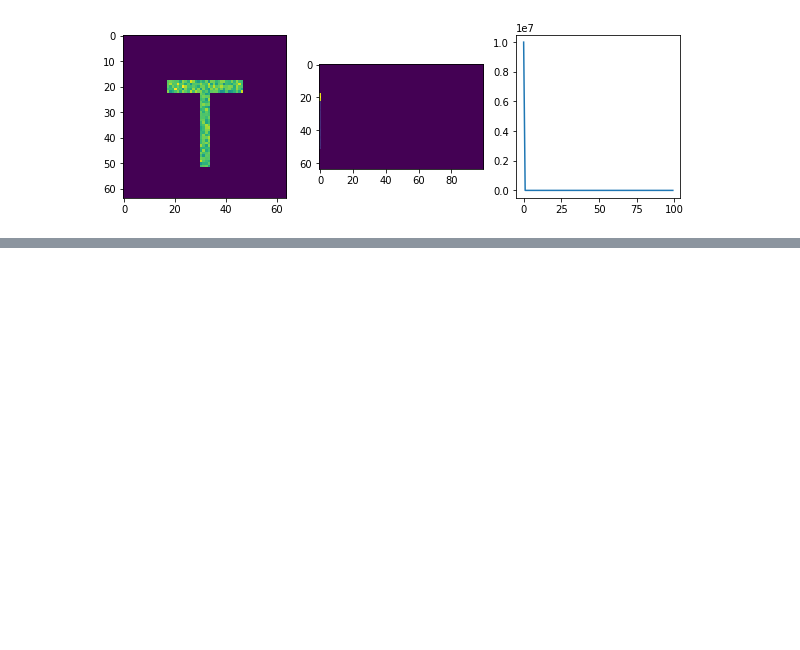
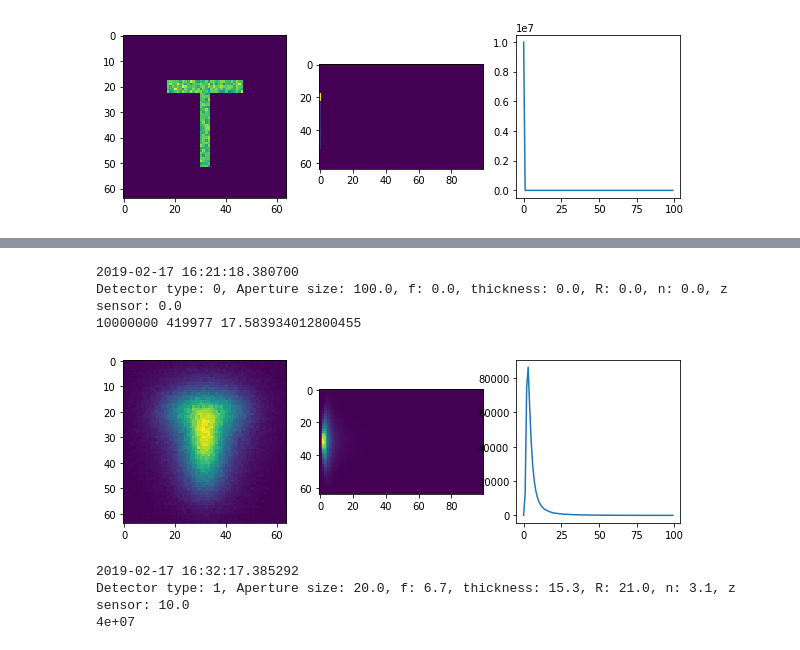
Before and after one commit to mitmedialab/MonteCarloRender, a Jupyter notebook: tests.ipynb, the cells around one changed output, grey strips where cells are left out. Saved outputs shown, nothing was run; the diff lists cells and outputs as text; code cells hidden in the pictures; blank space fills up the shorter version.

```diff
--- a/tests.ipynb
+++ b/tests.ipynb
@@ -210,7 +210,7 @@ def plotTargetTest(data):
                                                                 'pixel_size':1, 'time_res':50,
                                                                 'time_bin':100})
     measurement_xy = np.transpose(np.sum(measurement,axis=2))
-    measurement_xt = np.sum(measurement,axis=0)
+    measurement_xt = np.sum(measurement,axis=1)
     ft = np.sum(measurement_xt,axis=0)
     plt.figure(figsize=(10,3))
     plt.subplot(131)
@@ -443,0 +453,13 @@ Detector type: 0, Aperture size: 100.0, f: 0.0, thickness: 0.0, R: 0.0, n: 0.0,
+# %%
+testRunTarget()
+# %% [output]
+2019-02-17 16:21:18.380700
+Detector type: 0, Aperture size: 100.0, f: 0.0, thickness: 0.0, R: 0.0, n: 0.0, z sensor: 0.0
+10000000 419977 17.583934012800455
+[figure, added]
+# %%
+testRunTargetWithLens()
+# %% [output]
+2019-02-17 16:32:17.385292
+Detector type: 1, Aperture size: 20.0, f: 6.7, thickness: 15.3, R: 21.0, n: 3.1, z sensor: 10.0
+4e+07
```
Also changed, not shown: parts of 2 cells of this notebook.
